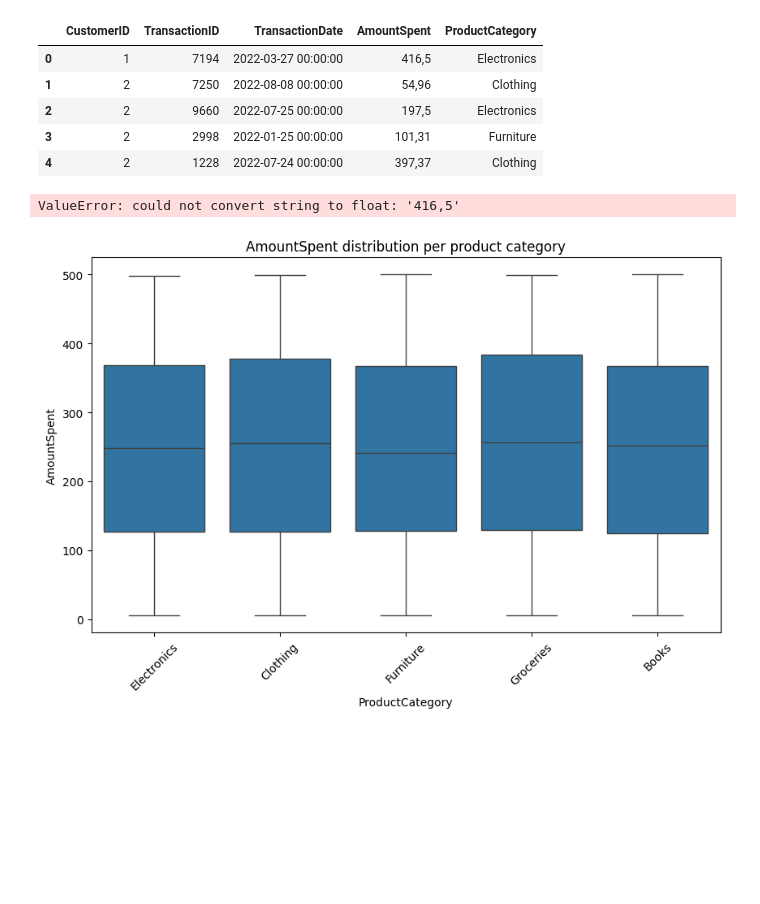
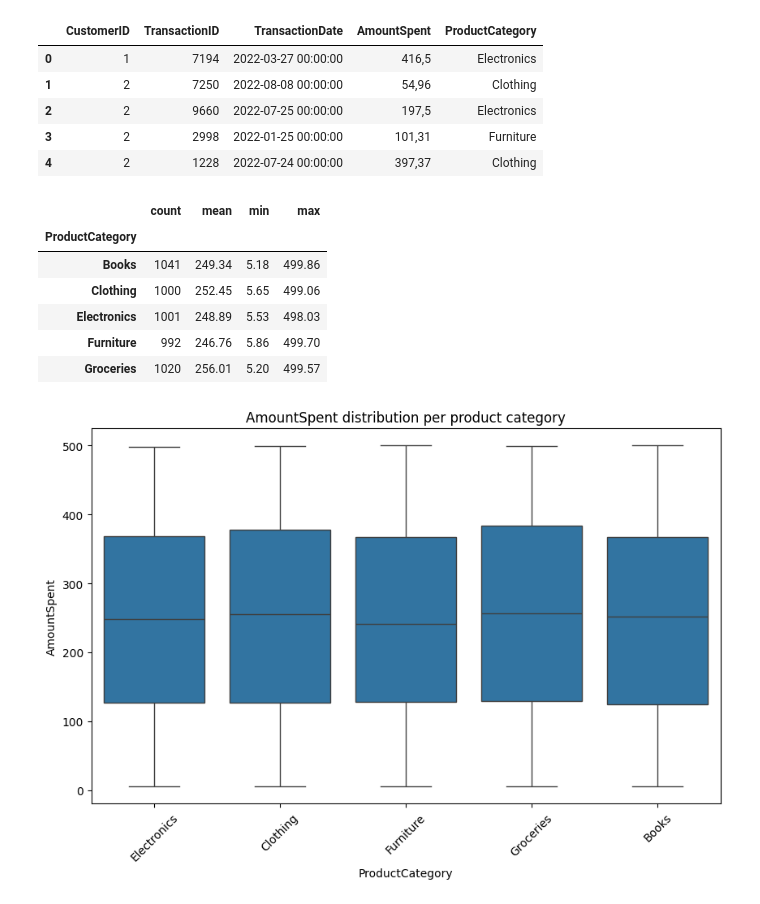
Before and after one commit to cjordan239/Loydbank_ds, a Jupyter notebook: task1.ipynb, the cells around one changed output. Drawn from its saved outputs; the diff is of its cells as text; code cells hidden in the pictures; blank space fills up the shorter version.

Commit message:
fix error

```diff
--- a/task1.ipynb
+++ b/task1.ipynb
@@ -133,9 +133,15 @@ transaction_df.head()
 | 4 | 2 | 1228 | 2022-07-24 00:00:00 | 397,37 | Clothing |
 # %%
 transaction_df["AmountSpent"] = transaction_df["AmountSpent"].astype(float)
-transaction_df.groupby("ProductCategory")["AmountSpent"].agg(["count", "mean", "min", "max"])
+transaction_df.groupby("ProductCategory")["AmountSpent"].agg(["count", "mean", "min", "max"]).round(2)
 # %% [output]
-ValueError: could not convert string to float: '416,5'
+|  | count | mean | min | max |
+| ProductCategory |  |  |  |  |
+| Books | 1041 | 249.34 | 5.18 | 499.86 |
+| Clothing | 1000 | 252.45 | 5.65 | 499.06 |
+| Electronics | 1001 | 248.89 | 5.53 | 498.03 |
+| Furniture | 992 | 246.76 | 5.86 | 499.70 |
+| Groceries | 1020 | 256.01 | 5.20 | 499.57 |
 # %%
 plt.figure(figsize=(10,6))
 sns.boxplot(x="ProductCategory", y="AmountSpent", data=transaction_df)
```
Also changed, not shown: parts of 1 cell of this notebook.
